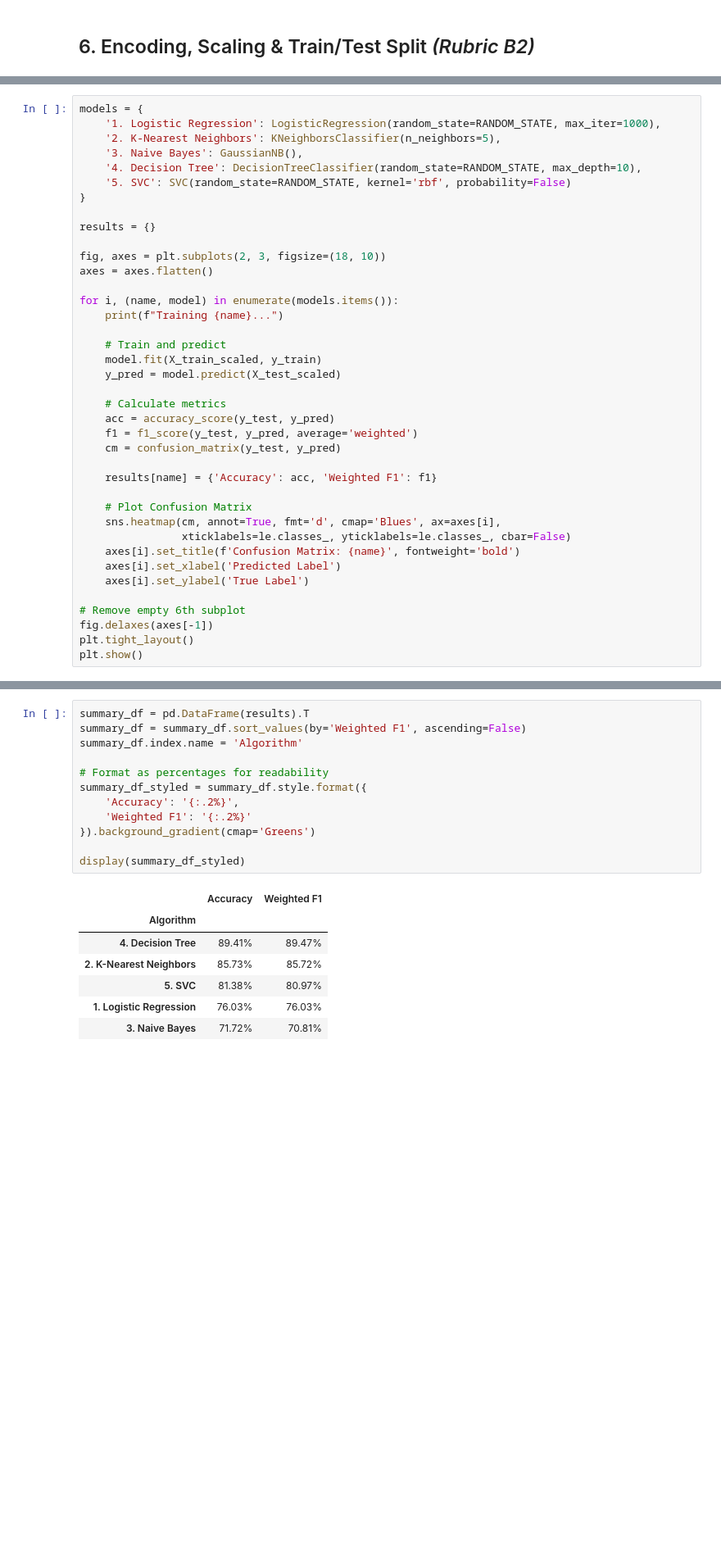
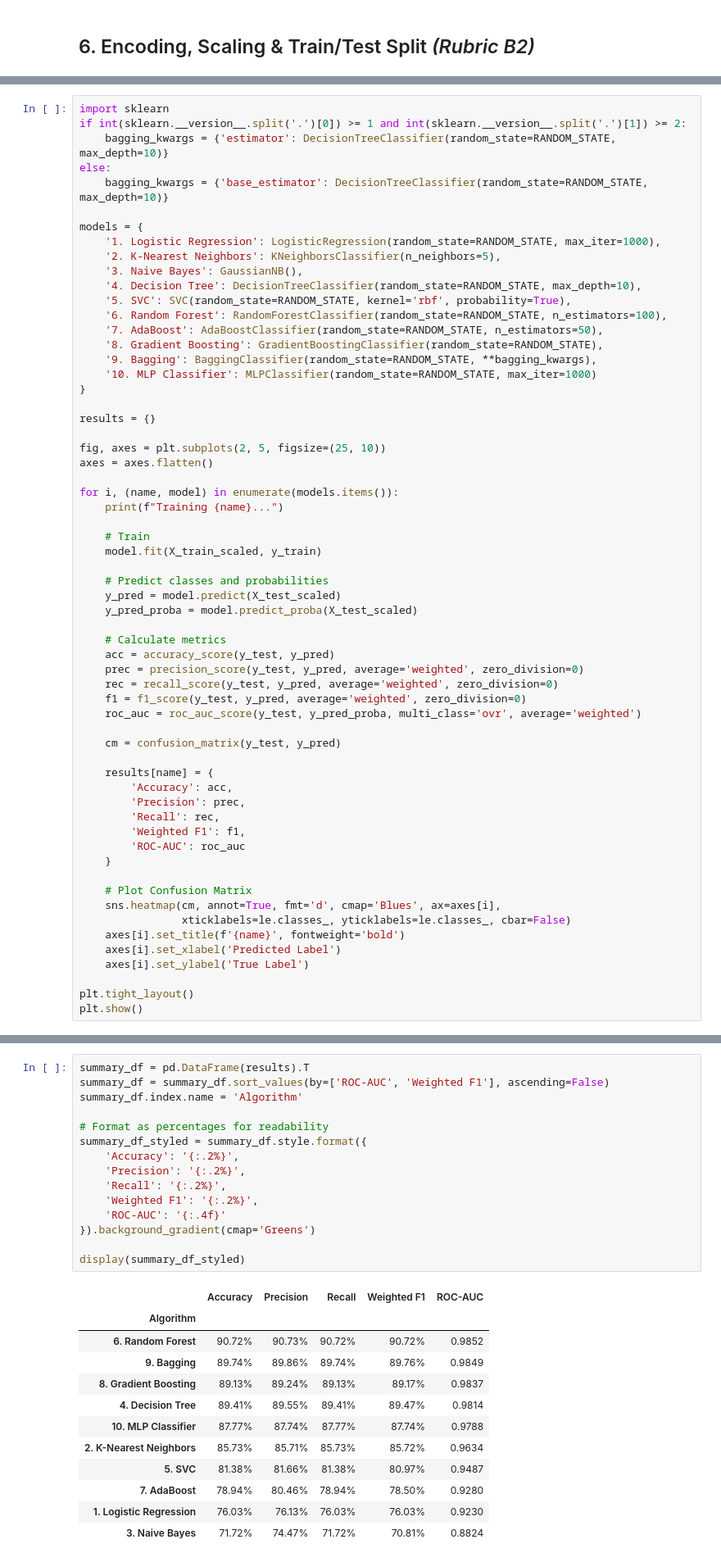
Before and after one commit to TejasviSenka/Machine_Learning_Capstone, a Jupyter notebook: notebooks/classification.ipynb, the cells around one changed output, grey strips where cells are left out. Shown at 82% size. Saved outputs shown, nothing was run; the diff lists cells and outputs as text; blank space fills up the shorter version.

Commit message:
feat(classification): Add the additional 5 classification algorithms

```diff
--- a/notebooks/classification.ipynb
+++ b/notebooks/classification.ipynb
@@ -307,40 +318,62 @@ For each, we report **Accuracy**, **Weighted F1-score**, and display the **Confu
 # %%
+import sklearn
+if int(sklearn.__version__.split('.')[0]) >= 1 and int(sklearn.__version__.split('.')[1]) >= 2:
+    bagging_kwargs = {'estimator': DecisionTreeClassifier(random_state=RANDOM_STATE, max_depth=10)}
+else:
+    bagging_kwargs = {'base_estimator': DecisionTreeClassifier(random_state=RANDOM_STATE, max_depth=10)}
+
 models = {
     '1. Logistic Regression': LogisticRegression(random_state=RANDOM_STATE, max_iter=1000),
     '2. K-Nearest Neighbors': KNeighborsClassifier(n_neighbors=5),
     '3. Naive Bayes': GaussianNB(),
     '4. Decision Tree': DecisionTreeClassifier(random_state=RANDOM_STATE, max_depth=10),
-    '5. SVC': SVC(random_state=RANDOM_STATE, kernel='rbf', probability=False)
+    '5. SVC': SVC(random_state=RANDOM_STATE, kernel='rbf', probability=True),
+    '6. Random Forest': RandomForestClassifier(random_state=RANDOM_STATE, n_estimators=100),
+    '7. AdaBoost': AdaBoostClassifier(random_state=RANDOM_STATE, n_estimators=50),
+    '8. Gradient Boosting': GradientBoostingClassifier(random_state=RANDOM_STATE),
+    '9. Bagging': BaggingClassifier(random_state=RANDOM_STATE, **bagging_kwargs),
+    '10. MLP Classifier': MLPClassifier(random_state=RANDOM_STATE, max_iter=1000)
 }
 
 results = {}
 
-fig, axes = plt.subplots(2, 3, figsize=(18, 10))
+fig, axes = plt.subplots(2, 5, figsize=(25, 10))
 axes = axes.flatten()
 
 for i, (name, model) in enumerate(models.items()):
     print(f"Training {name}...")
 
-    # Train and predict
+    # Train
     model.fit(X_train_scaled, y_train)
+
+    # Predict classes and probabilities
     y_pred = model.predict(X_test_scaled)
+    y_pred_proba = model.predict_proba(X_test_scaled)
 
     # Calculate metrics
     acc = accuracy_score(y_test, y_pred)
-    f1 = f1_score(y_test, y_pred, average='weighted')
+    prec = precision_score(y_test, y_pred, average='weighted', zero_division=0)
+    rec = recall_score(y_test, y_pred, average='weighted', zero_division=0)
+    f1 = f1_score(y_test, y_pred, average='weighted', zero_division=0)
+    roc_auc = roc_auc_score(y_test, y_pred_proba, multi_class='ovr', average='weighted')
+
     cm = confusion_matrix(y_test, y_pred)
 
-    results[name] = {'Accuracy': acc, 'Weighted F1': f1}
+    results[name] = {
+        'Accuracy': acc,
+        'Precision': prec,
+        'Recall': rec,
+        'Weighted F1': f1,
+        'ROC-AUC': roc_auc
+    }
 
     # Plot Confusion Matrix
     sns.heatmap(cm, annot=True, fmt='d', cmap='Blues', ax=axes[i],
                 xticklabels=le.classes_, yticklabels=le.classes_, cbar=False)
-    axes[i].set_title(f'Confusion Matrix: {name}', fontweight='bold')
+    axes[i].set_title(f'{name}', fontweight='bold')
     axes[i].set_xlabel('Predicted Label')
     axes[i].set_ylabel('True Label')
 
-# Remove empty 6th subplot
-fig.delaxes(axes[-1])
 plt.tight_layout()
 plt.show()
 # %% [output]
@@ -375,20 +413,28 @@ Summary table of all 5 algorithms, ranked by Weighted F1-Score.
 # %%
 summary_df = pd.DataFrame(results).T
-summary_df = summary_df.sort_values(by='Weighted F1', ascending=False)
+summary_df = summary_df.sort_values(by=['ROC-AUC', 'Weighted F1'], ascending=False)
 summary_df.index.name = 'Algorithm'
 
 # Format as percentages for readability
 summary_df_styled = summary_df.style.format({
     'Accuracy': '{:.2%}',
-    'Weighted F1': '{:.2%}'
+    'Precision': '{:.2%}',
+    'Recall': '{:.2%}',
+    'Weighted F1': '{:.2%}',
+    'ROC-AUC': '{:.4f}'
 }).background_gradient(cmap='Greens')
 
 display(summary_df_styled)
 # %% [output]
-|  | Accuracy | Weighted F1 |
-| Algorithm |  |  |
-| 4. Decision Tree | 89.41% | 89.47% |
-| 2. K-Nearest Neighbors | 85.73% | 85.72% |
-| 5. SVC | 81.38% | 80.97% |
-| 1. Logistic Regression | 76.03% | 76.03% |
-| 3. Naive Bayes | 71.72% | 70.81% |
+|  | Accuracy | Precision | Recall | Weighted F1 | ROC-AUC |
+| Algorithm |  |  |  |  |  |
+| 6. Random Forest | 90.72% | 90.73% | 90.72% | 90.72% | 0.9852 |
+| 9. Bagging | 89.74% | 89.86% | 89.74% | 89.76% | 0.9849 |
+| 8. Gradient Boosting | 89.13% | 89.24% | 89.13% | 89.17% | 0.9837 |
+| 4. Decision Tree | 89.41% | 89.55% | 89.41% | 89.47% | 0.9814 |
+| 10. MLP Classifier | 87.77% | 87.74% | 87.77% | 87.74% | 0.9788 |
+| 2. K-Nearest Neighbors | 85.73% | 85.71% | 85.73% | 85.72% | 0.9634 |
+| 5. SVC | 81.38% | 81.66% | 81.38% | 80.97% | 0.9487 |
+| 7. AdaBoost | 78.94% | 80.46% | 78.94% | 78.50% | 0.9280 |
+| 1. Logistic Regression | 76.03% | 76.13% | 76.03% | 76.03% | 0.9230 |
+| 3. Naive Bayes | 71.72% | 74.47% | 71.72% | 70.81% | 0.8824 |
```
Also changed, not shown: parts of 11 cells of this notebook.
